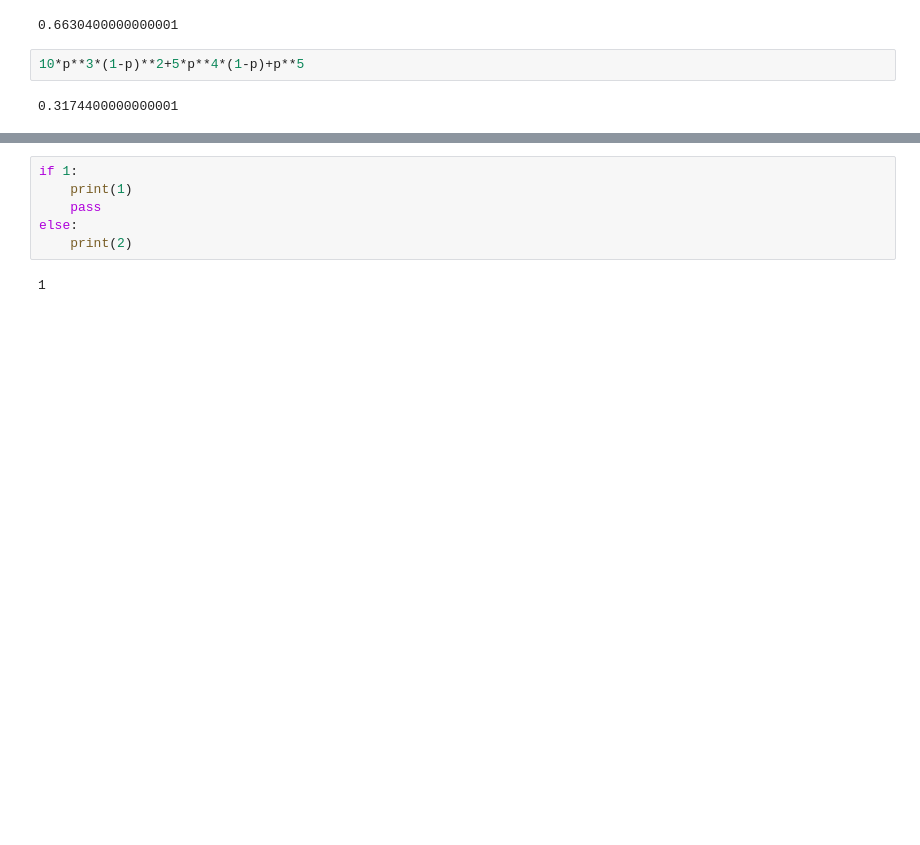
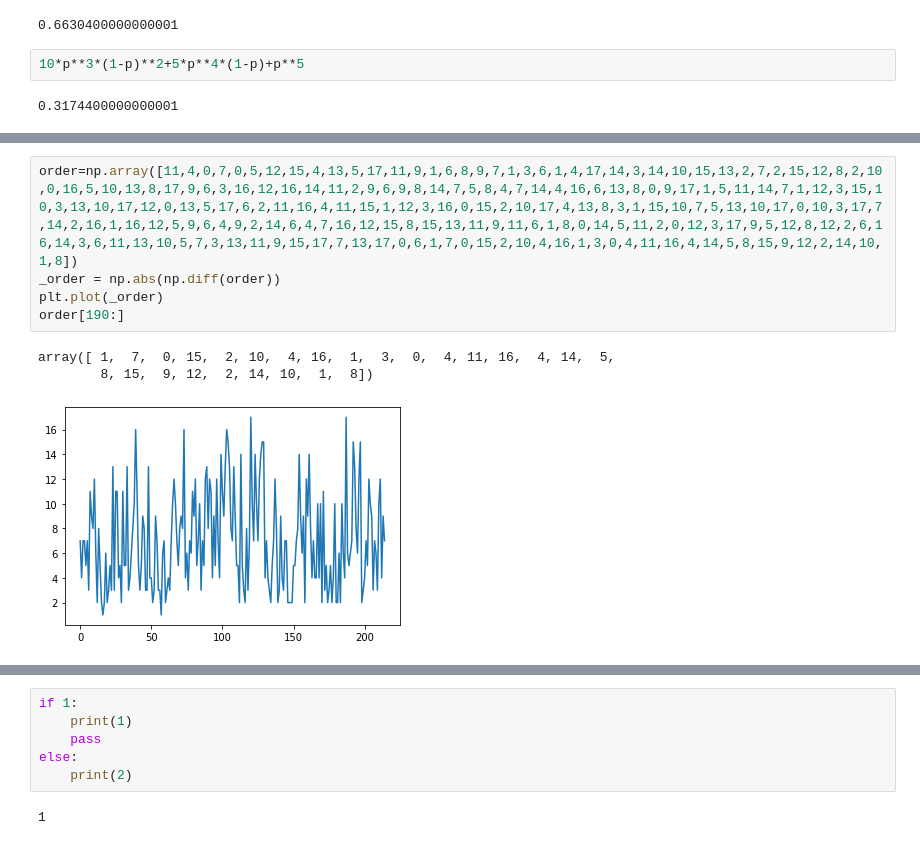
Before and after one commit to ericabusch/rtSynth_rt, a Jupyter notebook: view_adaptiveThreshold.ipynb, the cells around one changed output, grey strips where cells are left out. Drawn from its saved outputs; the diff is of its cells as text; blank space fills up the shorter version.

```diff
--- a/view_adaptiveThreshold.ipynb
+++ b/view_adaptiveThreshold.ipynb
@@ -84,0 +172,9 @@ p=0.4
+# %%
+order=np.array([11,4,0,7,0,5,12,15,4,13,5,17,11,9,1,6,8,9,7,1,3,6,1,4,17,14,3,14,10,15,13,2,7,2,15,12,8,2,10,0,16,5,10,13,8,17,9,6,3,16,12,16,14,11,2,9,6,9,8,14,7,5,8,4,7,14,4,16,6,13,8,0,9,17,1,5,11,14,7,1,12,3,15,10,3,13,10,17,12,0,13,5,17,6,2,11,16,4,11,15,1,12,3,16,0,15,2,10,17,4,13,8,3,1,15,10,7,5,13,10,17,0,10,3,17,7,14,2,16,1,16,12,5,9,6,4,9,2,14,6,4,7,16,12,15,8,15,13,11,9,11,6,1,8,0,14,5,11,2,0,12,3,17,9,5,12,8,12,2,6,16,14,3,6,11,13,10,5,7,3,13,11,9,15,17,7,13,17,0,6,1,7,0,15,2,10,4,16,1,3,0,4,11,16,4,14,5,8,15,9,12,2,14,10,1,8])
+_order = np.abs(np.diff(order))
+plt.plot(_order)
+order[190:]
+# %% [output]
+array([ 1,  7,  0, 15,  2, 10,  4, 16,  1,  3,  0,  4, 11, 16,  4, 14,  5,
+        8, 15,  9, 12,  2, 14, 10,  1,  8])
+[figure, added]
```
Also changed, not shown: parts of 5 cells of this notebook.
